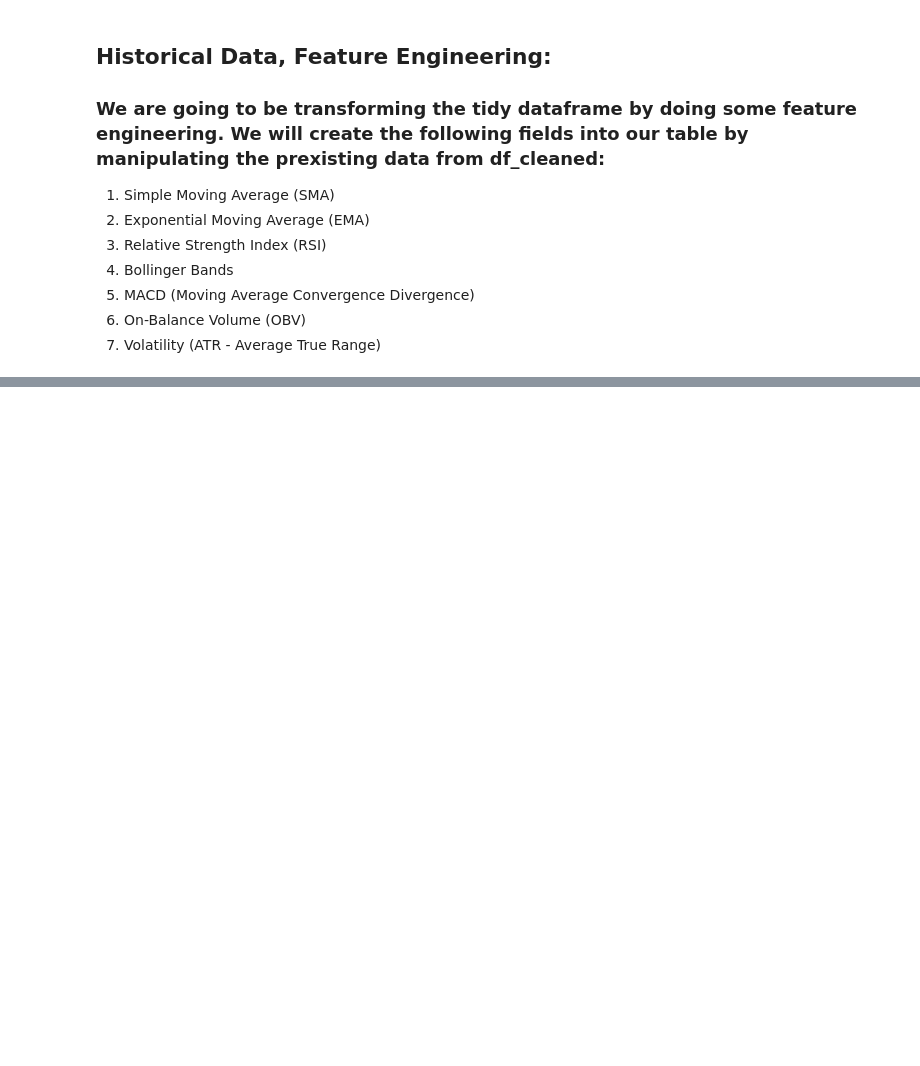
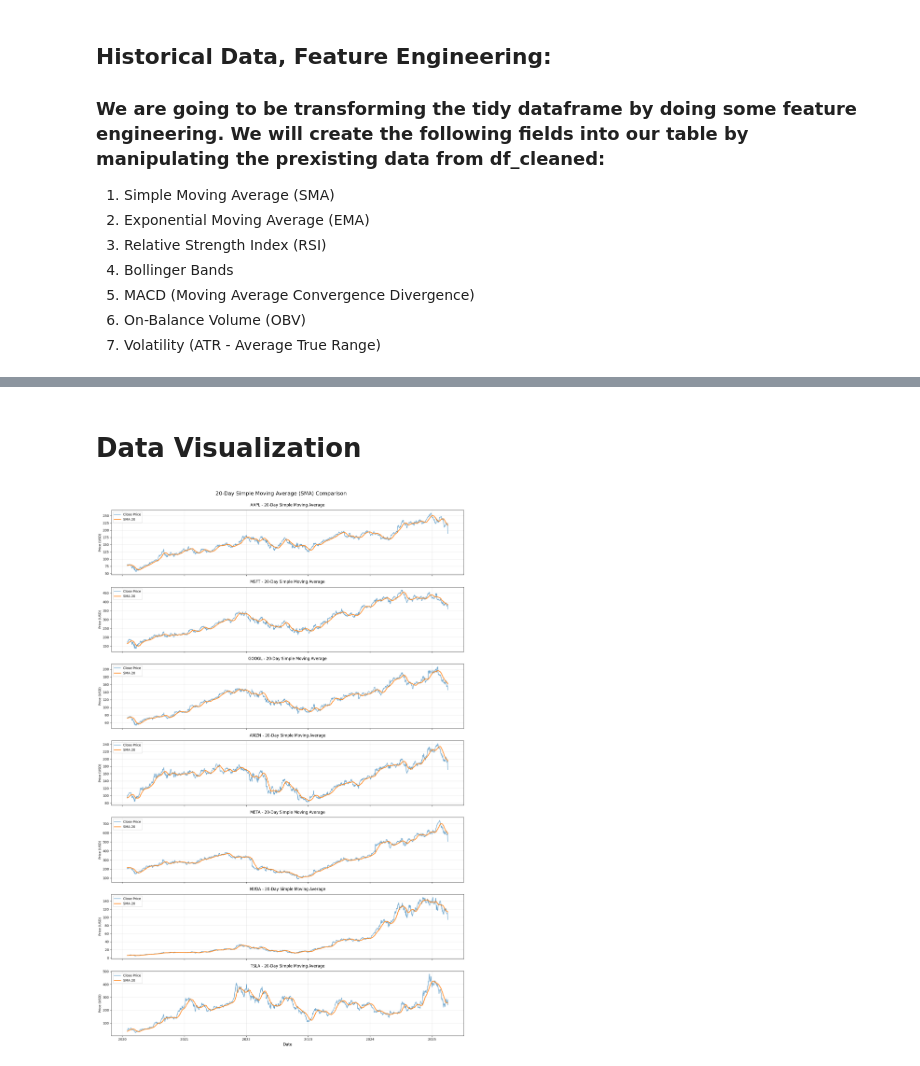
Before and after one commit to HaseemArshad/Stock-Market-Prediction-Model, a Jupyter notebook: HistoricalData.ipynb, the cells around one changed output, grey strips where cells are left out. Drawn from its saved outputs; the diff is of its cells as text; code cells hidden in the pictures; blank space fills up the shorter version.

Commit message:
playing with SMA line graphs

```diff
--- a/HistoricalData.ipynb
+++ b/HistoricalData.ipynb
@@ -281,0 +324,30 @@ display(df_transformed.sample(10))  # Show random rows
+# %% [markdown]
+# Data Visualization
+# %%
+
+# filter NaNs
+df_viz = df_transformed.dropna(subset=['SMA_20'])
+
+# make subplots
+fig, axes = plt.subplots(7, 1, figsize=(16, 24), sharex=True)
+tickers = ["AAPL", "MSFT", "GOOGL", "AMZN", "META", "NVDA", "TSLA"]
+
+# plot for each ticker (7)
+for i, ticker in enumerate(tickers):
+    data = df_viz[df_viz['Ticker'] == ticker]
+
+    # plot Closing Price and SMA_20
+    axes[i].plot(data['Date'], data['Close'], label='Close Price', color='#1f77b4', alpha=0.7)
+    axes[i].plot(data['Date'], data['SMA_20'], label='SMA 20', color='#ff7f0e', linewidth=2)
+
+    axes[i].set_title(f'{ticker} - 20-Day Simple Moving Average', fontsize=12, pad=12)
+    axes[i].set_ylabel('Price (USD)', fontsize=10)
+    axes[i].grid(True, alpha=0.3)
+    axes[i].legend(loc='upper left')
+
+plt.xlabel('Date', fontsize=12)
+plt.suptitle('20-Day Simple Moving Average (SMA) Comparison', fontsize=16, y=1)
+plt.tight_layout()
+plt.show()
+# %% [output]
+[figure, added]
```
Also changed, not shown: parts of 6 cells of this notebook.
